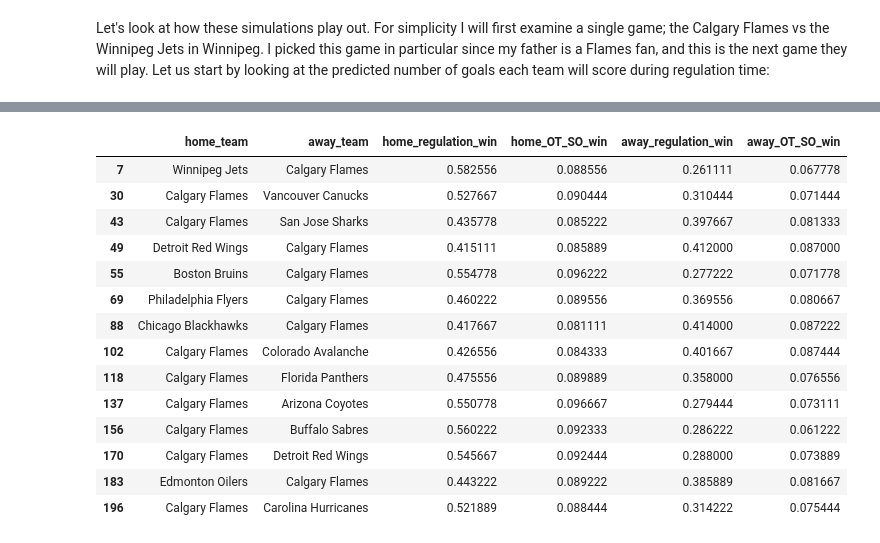
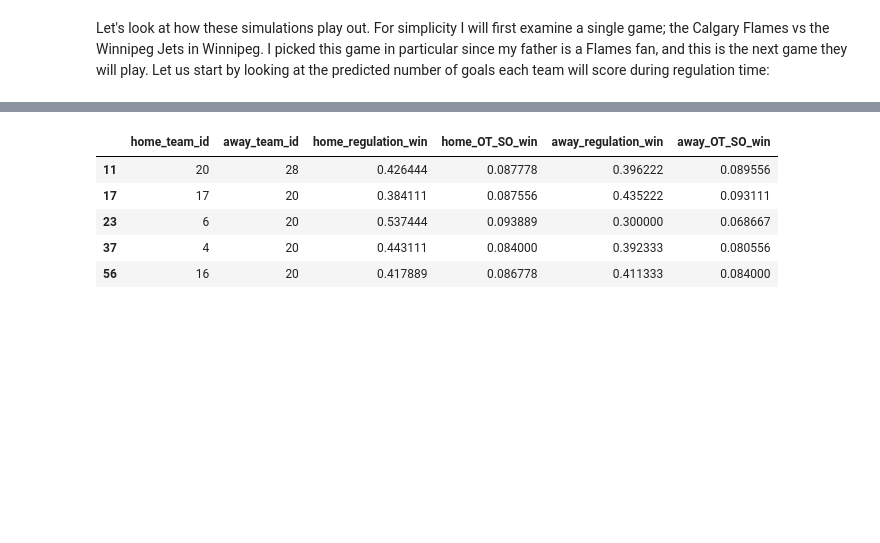
Before and after one commit to evjrob/bayes-bet, a Jupyter notebook: notebooks/Modeling the NHL.ipynb, the cells around one changed output, grey strips where cells are left out. Cells and saved outputs as stored; diff of their text form; code cells hidden in the pictures; blank space fills up the shorter version.

```diff
--- a/notebooks/Modeling the NHL.ipynb
+++ b/notebooks/Modeling the NHL.ipynb
@@ -136,14 +85,14 @@ completed_games = add_team_data_labels(completed_games)
 Because the ultimate goal of this model is to make predictions about the outcomes for games that haven't been played yet we need to extract the data for the model into Theano shared variables as [described in the PYMC3 documentation](https://docs.pymc.io/advanced_theano.html). This will allow us to swap out the data for completed games with the scheduled games and then predict samples of game outcomes for those scheduled games too.
 # %%
 # Determine the total number of teams for PYMC3
-num_teams = len(completed_games.i_home.drop_duplicates())
+num_teams = teams.shape[0]
 
 # Create shaed theano variables that can be swapped out with
 # scheduled games later.
-home_team = theano.shared(completed_games.i_home.values)
-away_team = theano.shared(completed_games.i_away.values)
+home_team = theano.shared(model_input_data.i_home.values)
+away_team = theano.shared(model_input_data.i_away.values)
 
 # Create arrays of observations for our pymc3 model
-observed_home_goals = completed_games.home_team_reg_score.values
-observed_away_goals = completed_games.away_team_reg_score.values
-observed_home_winner = completed_games.home_win.values
+observed_home_goals = model_input_data.home_team_regulation_score.values
+observed_away_goals = model_input_data.away_team_regulation_score.values
+observed_home_winner = model_input_data.home_win.values
@@ -264,14 +217,6 @@ _= axs.set_xticklabels(df_hpd['index'].values, rotation=90)
 # %% [markdown]
 Now let's move on to the fun part and begin trying to predict outcomes for the remaining games.
 # %%
-scheduled_games = pd.read_csv('../data/raw/scheduled_games.csv')
-scheduled_games = scheduled_games.loc[scheduled_games['game_type'] == 'R']
-
-# Select the columns I need for this analysis
-scheduled_games = scheduled_games[['home_team', 'away_team',
-                                   'home_team_reg_score', 'away_team_reg_score',
-                                   'home_team_fin_score', 'away_team_fin_score']]
-
 scheduled_games = add_team_data_labels(scheduled_games)
 
 # Swap theano variables with scheduled games.
@@ -329,11 +294,11 @@ regulation_tie = post_pred['home_goals'] == post_pred['away_goals']
 home_won_tie_breaker = post_pred['tie_breaker']
 away_won_tie_breaker = ~home_won_tie_breaker
 # %%
-scheduled_game_probs = scheduled_games[['home_team', 'away_team']].copy()
+scheduled_game_probs = scheduled_games[['home_team_id', 'away_team_id']].copy()
 scheduled_game_probs['home_regulation_win'] = home_won_regulation.mean(axis=0)
 scheduled_game_probs['home_OT_SO_win'] = (regulation_tie & home_won_tie_breaker).mean(axis=0)
 scheduled_game_probs['away_regulation_win'] = away_won_regulation.mean(axis=0)
 scheduled_game_probs['away_OT_SO_win'] = (regulation_tie & away_won_tie_breaker).mean(axis=0)
 
-scheduled_game_probs.loc[7, :]
+scheduled_game_probs.loc[11, :]
 # %% [output]
@@ -347,21 +312,12 @@ Name: 7, dtype: object
 # %%
-flames_home = scheduled_game_probs['home_team'] == "Calgary Flames"
-flames_away = scheduled_game_probs['away_team'] == "Calgary Flames"
+flames_home = scheduled_game_probs['home_team_id'] == 20
+flames_away = scheduled_game_probs['away_team_id'] == 20
 
 scheduled_game_probs.loc[(flames_home | flames_away), :]
 # %% [output]
-|  | home_team | away_team | home_regulation_win | home_OT_SO_win | away_regulation_win | away_OT_SO_win |
-| 7 | Winnipeg Jets | Calgary Flames | 0.582556 | 0.088556 | 0.261111 | 0.067778 |
-| 30 | Calgary Flames | Vancouver Canucks | 0.527667 | 0.090444 | 0.310444 | 0.071444 |
-| 43 | Calgary Flames | San Jose Sharks | 0.435778 | 0.085222 | 0.397667 | 0.081333 |
-| 49 | Detroit Red Wings | Calgary Flames | 0.415111 | 0.085889 | 0.412000 | 0.087000 |
-| 55 | Boston Bruins | Calgary Flames | 0.554778 | 0.096222 | 0.277222 | 0.071778 |
-| 69 | Philadelphia Flyers | Calgary Flames | 0.460222 | 0.089556 | 0.369556 | 0.080667 |
-| 88 | Chicago Blackhawks | Calgary Flames | 0.417667 | 0.081111 | 0.414000 | 0.087222 |
-| 102 | Calgary Flames | Colorado Avalanche | 0.426556 | 0.084333 | 0.401667 | 0.087444 |
-| 118 | Calgary Flames | Florida Panthers | 0.475556 | 0.089889 | 0.358000 | 0.076556 |
-| 137 | Calgary Flames | Arizona Coyotes | 0.550778 | 0.096667 | 0.279444 | 0.073111 |
-| 156 | Calgary Flames | Buffalo Sabres | 0.560222 | 0.092333 | 0.286222 | 0.061222 |
-| 170 | Calgary Flames | Detroit Red Wings | 0.545667 | 0.092444 | 0.288000 | 0.073889 |
-| 183 | Edmonton Oilers | Calgary Flames | 0.443222 | 0.089222 | 0.385889 | 0.081667 |
-| 196 | Calgary Flames | Carolina Hurricanes | 0.521889 | 0.088444 | 0.314222 | 0.075444 |
+|  | home_team_id | away_team_id | home_regulation_win | home_OT_SO_win | away_regulation_win | away_OT_SO_win |
+| 11 | 20 | 28 | 0.426444 | 0.087778 | 0.396222 | 0.089556 |
+| 17 | 17 | 20 | 0.384111 | 0.087556 | 0.435222 | 0.093111 |
+| 23 | 6 | 20 | 0.537444 | 0.093889 | 0.300000 | 0.068667 |
+| 37 | 4 | 20 | 0.443111 | 0.084000 | 0.392333 | 0.080556 |
+| 56 | 16 | 20 | 0.417889 | 0.086778 | 0.411333 | 0.084000 |
```
Also changed, not shown: parts of 15 cells of this notebook.
